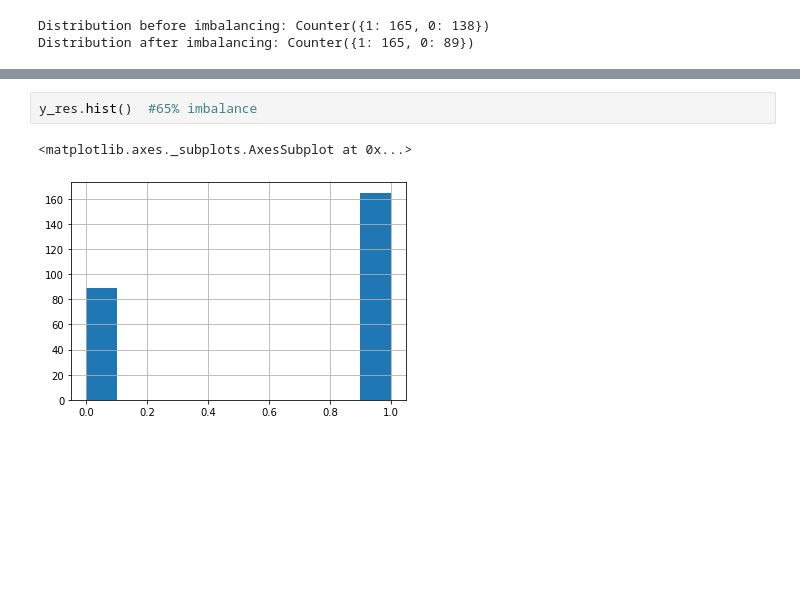
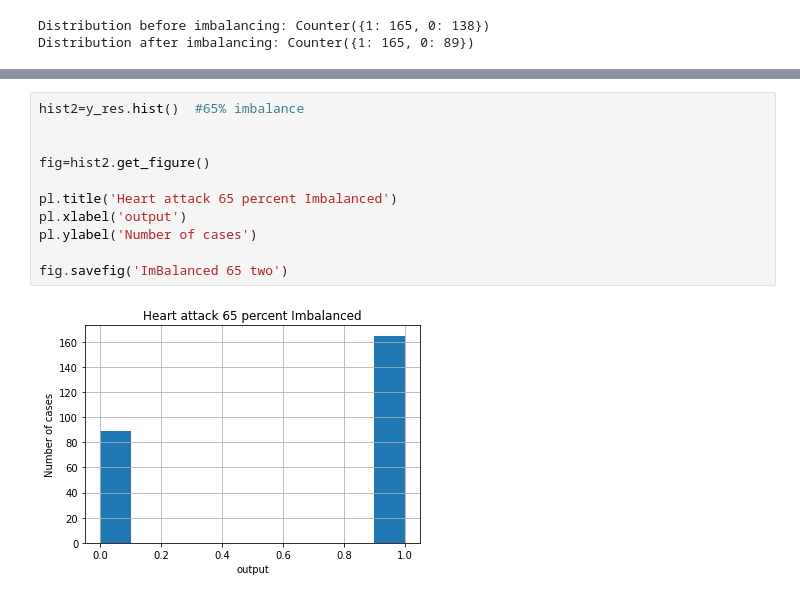
Before and after one commit to ss21462/CE888, a Jupyter notebook: heartattack.ipynb, the cells around one changed output, grey strips where cells are left out. Cells and saved outputs as stored; diff of their text form; blank space fills up the shorter version.

```diff
--- a/heartattack.ipynb
+++ b/heartattack.ipynb
@@ -80,6 +91,14 @@ print(f'Distribution after imbalancing: {Counter(y_res)}')
-# %%
-y_res.hist()  #65% imbalance
-# %% [output]
-<matplotlib.axes._subplots.AxesSubplot at 0x...>
-[figure, removed]
+# %%
+hist2=y_res.hist()  #65% imbalance
+
+
+fig=hist2.get_figure()
+
+pl.title('Heart attack 65 percent Imbalanced')
+pl.xlabel('output')
+pl.ylabel('Number of cases')
+
+fig.savefig('ImBalanced 65 two')
+# %% [output]
+[figure, added]
 # %%
```
Also changed, not shown: parts of 12 cells of this notebook.
